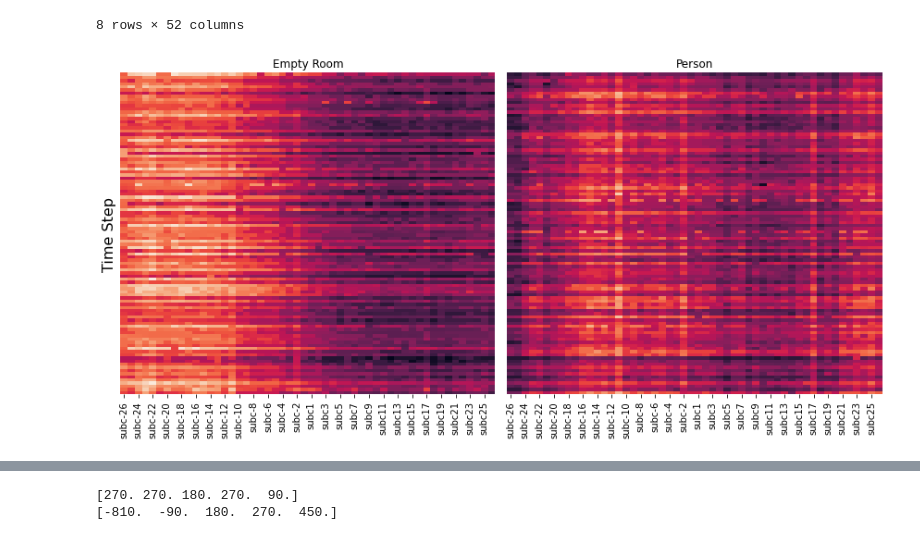
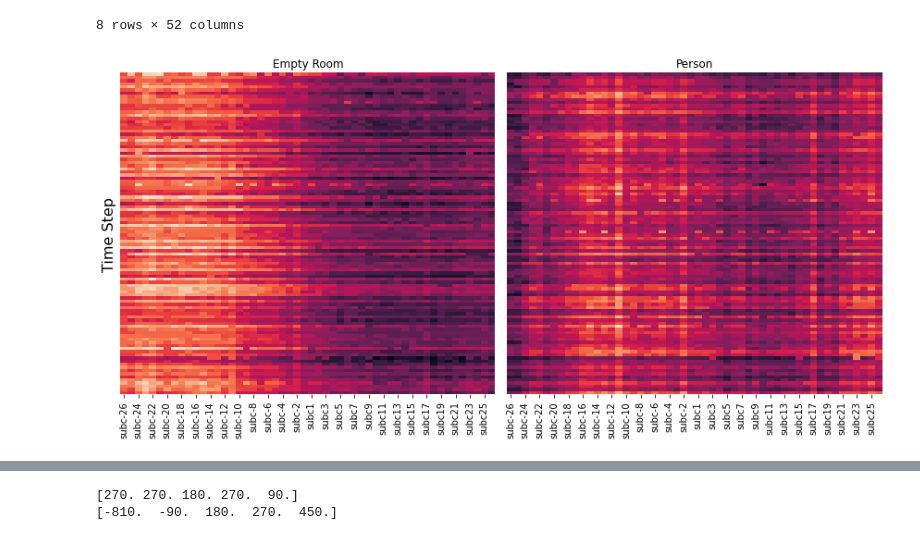
Before and after one commit to Paco-Danes/Thesis, a Jupyter notebook: Code/cleaningAndPlots.ipynb, the cells around one changed output, grey strips where cells are left out. Cells and saved outputs as stored; diff of their text form; code cells hidden in the pictures.

```diff
--- a/Code/cleaningAndPlots.ipynb
+++ b/Code/cleaningAndPlots.ipynb
@@ -49,23 +65,23 @@ data_pha.describe()
 | max | 3.141593 | 3.141593 | 3.141593 | 3.141593 | 3.141593 | 3.141593 | 3.141593 | 3.141593 | 3.141593 | 3.141593 | ... | ... |
 8 rows × 52 columns
 # %%
-data_amp_c = my_utils.hampel_filtering(data_amp, thresh=3.5).loc[2800:2901, :]
-fra_amp_c = my_utils.hampel_filtering(fra_amp, thresh=3.5).loc[2800:2901, :]
+data_amp_c = my_utils.hampel_filtering(data_amp, window_size=51, thresh=3.5).loc[2800:2901, :]
+fra_amp_c = my_utils.hampel_filtering(fra_amp, window_size=51, thresh=3.5).loc[2800:2901, :]
 vmin = min(data_amp_c.values.min(), fra_amp_c.values.min())
 vmax = max(data_amp_c.values.max(), fra_amp_c.values.max())
 
 fig, axes = plt.subplots(1, 2, figsize=(12,6))
 # Plot the first heatmap
 sns.heatmap(data_amp_c, ax=axes[0], vmin=vmin, vmax=vmax, cbar=False)
 axes[0].set_title("Empty Room")
 axes[0].set_yticks([])
 axes[0].set_ylabel("Time Step", fontsize=16)
 # Plot the second heatmap
 sns.heatmap(fra_amp_c, ax=axes[1], vmin=vmin, vmax=vmax, cbar=False)
 axes[1].set_title("Person")
 axes[1].set_yticks([])
 
 plt.tight_layout()
 plt.show()
 # %% [output]
-[figure, old version]
+[figure, new version]
```
Also changed, not shown: parts of 11 cells of this notebook, 12 other files.
